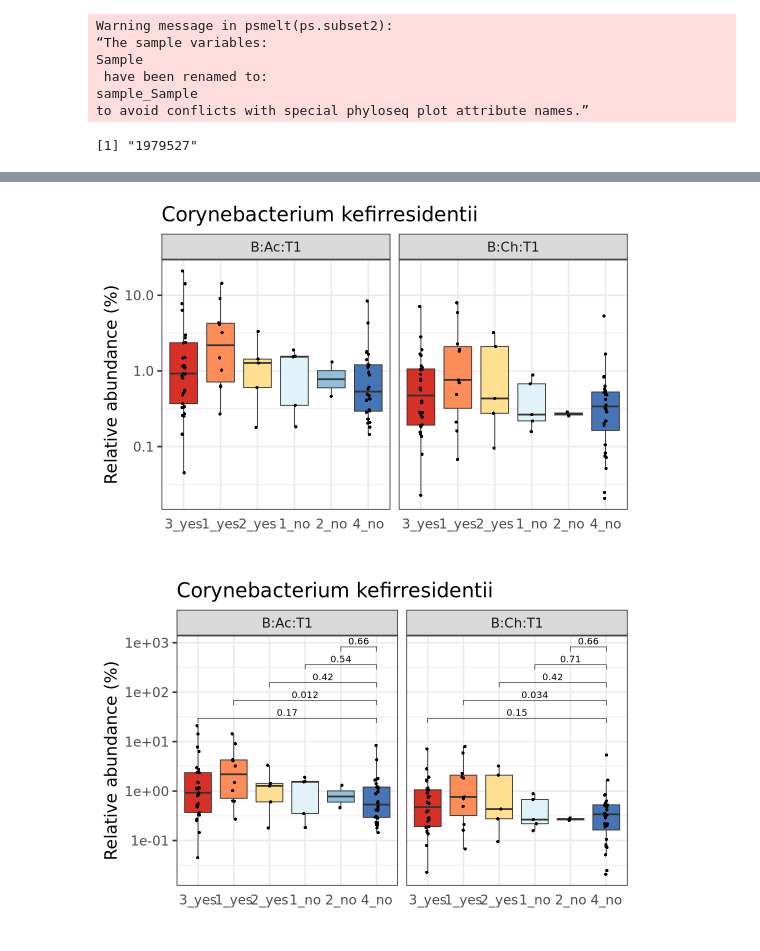
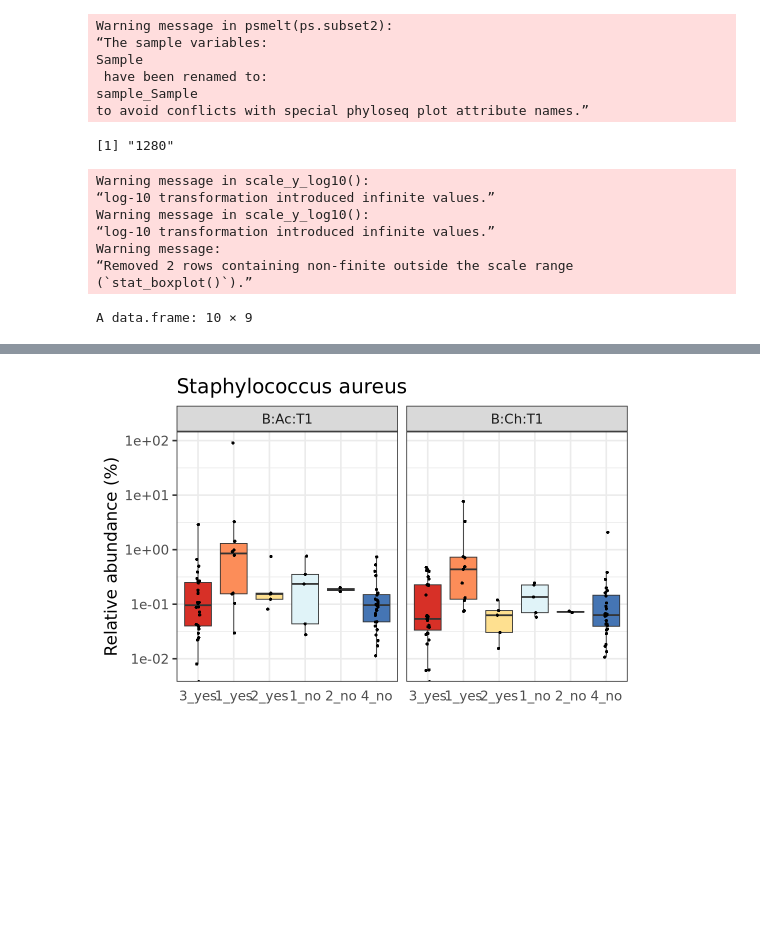
Before and after one commit to zeyang-shen/VITALITY_skin_atopy, a Jupyter notebook: manuscript_figures/Figure3.ipynb, the cells around one changed output, grey strips where cells are left out. Cells and saved outputs as stored; diff of their text form; code cells hidden in the pictures; blank space fills up the shorter version.

```diff
--- a/manuscript_figures/Figure3.ipynb
+++ b/manuscript_figures/Figure3.ipynb
@@ -33,7 +33,7 @@ The following object is masked from ‘package:lattice’:
 # %% [markdown]
 # Read phyloseq object
 # %%
-ps <- readRDS(file="/home/zeyang.shen/lab_data/personal/Zeyang/Vitality/RDS/bracken_results_ns38-46+56-57+62+66+94+96_Species_BasedOn_20220511_standard+SMGC+ELSGv2+ns66+T2T.Aug2025.t10.ps.rds")
+ps <- readRDS(file="/home/zeyang.shen/lab_data/PI/Vitality/RDS/bracken_results_ns38-46+56-57+62+66+94+96_Species_BasedOn_20220511_standard+SMGC+ELSGv2+ns66+T2T.Aug2025.t10.ps.rds")
 ps <- subset_taxa(ps, Genus!="Homo")
 sample_data.df <- sample_data(ps)
 sample_data.df$total_abundance <- rowSums(otu_table(ps))
@@ -42,4 +42,3 @@ ps <- subset_samples(ps, location!="novaseq6000")
 ps <- subset_samples(ps, group!=".")
 ps <- subset_samples(ps, !(site_specific %in% c("Ctrl", "PrepCtrl", "(empty)", "N", "ZymoD6306")))
 ps <- tax_glom(ps, taxrank="Species", NArm=FALSE)
-table(sample_data(ps)$babymom_site_visit, sample_data(ps)$group2)
@@ -320,19 +302,20 @@ Sample
 sample_Sample
 to avoid conflicts with special phyloseq plot attribute names.”
 # %%
-substr <- "Corynebacterium kefirresidentii" #Staphylococcus aureus/saprophyticus/capitis, Corynebacterium kefirresidentii
+substr <- "Staphylococcus aureus" #Staphylococcus aureus/saprophyticus/capitis, Corynebacterium kefirresidentii
 display_set <- subset(select_melt, grepl(substr, Species))
 unique(display_set$OTU)
 select.group2 <- c("3_yes", "1_yes", "2_yes", "1_no", "2_no", "4_no")
 display_set <- subset(display_set, group2 %in% select.group2)
 display_set$group2 <- factor(display_set$group2, level=select.group2)
+display_set$Relative.Abundance <- (display_set$Abundance/display_set$total_abundance)*100
 # %% [output]
-[1] "1979527"
+[1] "1280"
 # %%
 options(repr.plot.width = 9, repr.plot.height = 6)
 my_cols <- brewer.pal(6, "RdYlBu")[1:6]
 p1 <- ggplot(display_set, aes(
-    x=group2, y=(Abundance/total_abundance)*100, fill=group2)) +
+    x=group2, y=Relative.Abundance, fill=group2)) +
     geom_boxplot(outlier.shape = NA) +
     geom_jitter(shape=16, position=position_jitter(0.05)) +
     labs(y="Relative abundance (%)", x="", title=substr) +
@@ -342,20 +325,25 @@ p1 <- ggplot(display_set, aes(
     scale_fill_manual(values = my_cols) +
     theme(axis.text.x = element_text(angle=0, vjust=0.5), axis.ticks.x=element_blank(), legend.position = "none")
 p1
-ggsave(p1, width=9, height=6, file=paste0("../figs/AD_abundance_T1_", str_replace(substr, " ", "_"), ".eps"), device="eps")
+# ggsave(p1, width=9, height=6, file=paste0("~/figs/AD_abundance_T1_", str_replace(substr, " ", "_"), ".eps"), device="eps")
 
-my_comparisons <- list(c("4_no", "3_yes"),c("4_no", "1_yes"),c("4_no", "2_yes"),
-                       c("4_no", "1_no"),c("4_no", "2_no"))
-p2 <- ggplot(display_set, aes(
-    x=group2, y=(Abundance/total_abundance)*100, fill=group2)) +
-    geom_boxplot(outlier.shape = NA) +
-    geom_jitter(shape=16, position=position_jitter(0.05)) +
-    stat_compare_means(comparisons=my_comparisons, method="wilcox.test") +
-    labs(y="Relative abundance (%)", x="", title=substr) +
-    scale_y_log10() +
-    facet_grid(~babymom_site_visit, scales="free", space="free") +
-    theme_bw(base_size=20) +
-    scale_fill_manual(values = my_cols) +
-    theme(axis.text.x = element_text(angle=0, vjust=0.5), axis.ticks.x=element_blank(), legend.position = "none")
-p2
+pvals <- compare_means(
+  Relative.Abundance ~ group2,
+  data = display_set,
+  method = "wilcox.test",
+  p.adjust.method = "BH",
+    group.by = "babymom_site_visit"
+)
+pvals <- as.data.frame(pvals)
+pvals <- subset(pvals, group2=="4_no")
+pvals$p.adj <- signif(p.adjust(pvals$p, method = "BH"),1)
+pvals
 # %% [output]
+Warning message in scale_y_log10():
+“log-10 transformation introduced infinite values.”
+Warning message in scale_y_log10():
+“log-10 transformation introduced infinite values.”
+Warning message:
+“Removed 2 rows containing non-finite outside the scale range
+(`stat_boxplot()`).”
+A data.frame: 10 × 9
@@ -362,2 +362 @@ p2
-[figure, old version]
+[figure, new version]
-[figure, removed]
```
Also changed, not shown: parts of 3 cells of this notebook, 15 other files.
